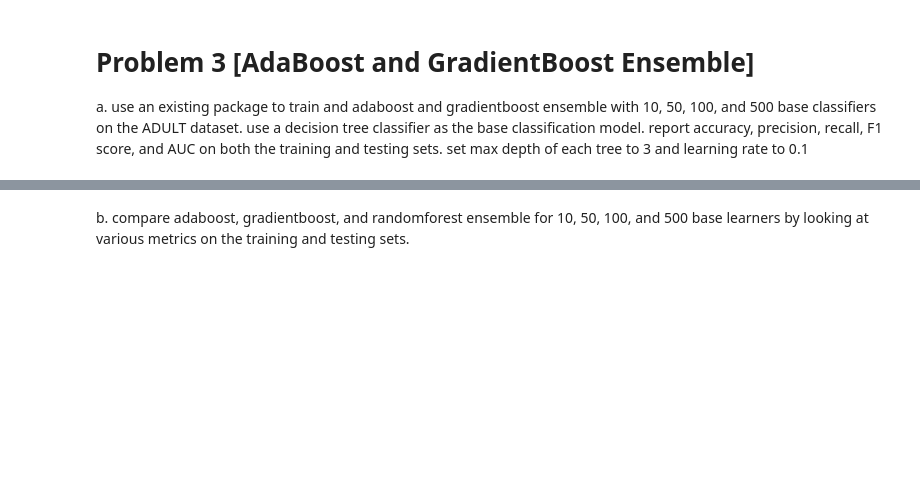
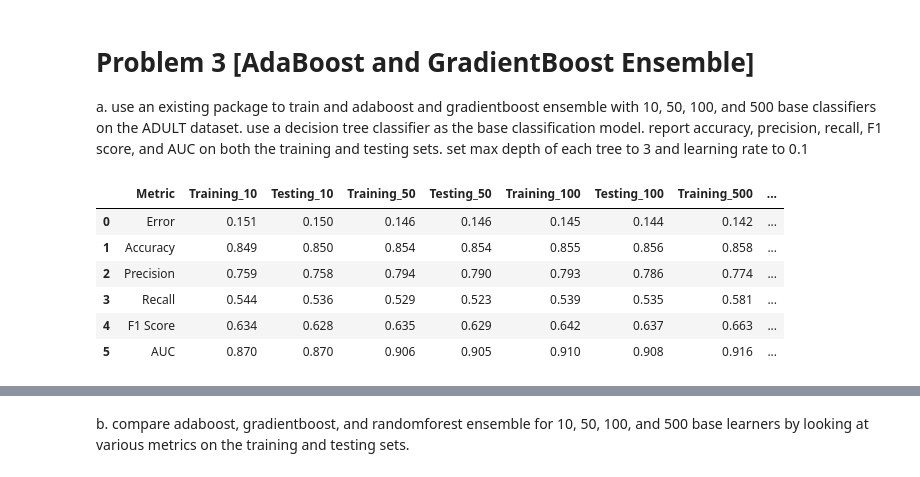
Before and after one commit to li-fin/ds4400-hw4, a Jupyter notebook: code.ipynb, the cells around one changed output, grey strips where cells are left out. Cells and saved outputs as stored; diff of their text form; code cells hidden in the pictures; blank space fills up the shorter version.

```diff
--- a/code.ipynb
+++ b/code.ipynb
@@ -508,3 +511,39 @@ plot_feature_importance(
 # Problem 3 [AdaBoost and GradientBoost Ensemble]
 
 a. use an existing package to train and adaboost and gradientboost ensemble with 10, 50, 100, and 500 base classifiers on the ADULT dataset. use a decision tree classifier as the base classification model. report accuracy, precision, recall, F1 score, and AUC on both the training and testing sets. set max depth of each tree to 3 and learning rate to 0.1
+# %%
+# values for number of base classifiers
+n_values = [10, 50, 100, 500]
+# %%
+# base decision tree for adaboost
+base_tree = DecisionTreeClassifier(
+    max_depth=3,
+    random_state=42
+)
+
+# run adaboost
+adaboost_results = run_ensemble_experiment(
+    model_class=AdaBoostClassifier,
+    n_values=n_values,
+    X_train=X_train,
+    y_train=y_train,
+    X_test=X_test,
+    y_test=y_test,
+    param_name="n_estimators",
+    fixed_params={
+        "estimator": base_tree,
+        "learning_rate": 0.1,
+        "random_state": 42
+    },
+    pos_label=">50K"
+)
+
+adaboost_results
+# %% [output]
+|  | Metric | Training_10 | Testing_10 | Training_50 | Testing_50 | Training_100 | Testing_100 | Training_500 | ... |
+| 0 | Error | 0.151 | 0.150 | 0.146 | 0.146 | 0.145 | 0.144 | 0.142 | ... |
+| 1 | Accuracy | 0.849 | 0.850 | 0.854 | 0.854 | 0.855 | 0.856 | 0.858 | ... |
+| 2 | Precision | 0.759 | 0.758 | 0.794 | 0.790 | 0.793 | 0.786 | 0.774 | ... |
+| 3 | Recall | 0.544 | 0.536 | 0.529 | 0.523 | 0.539 | 0.535 | 0.581 | ... |
+| 4 | F1 Score | 0.634 | 0.628 | 0.635 | 0.629 | 0.642 | 0.637 | 0.663 | ... |
+| 5 | AUC | 0.870 | 0.870 | 0.906 | 0.905 | 0.910 | 0.908 | 0.916 | ... |
```
Also changed, not shown: parts of 19 cells of this notebook.
